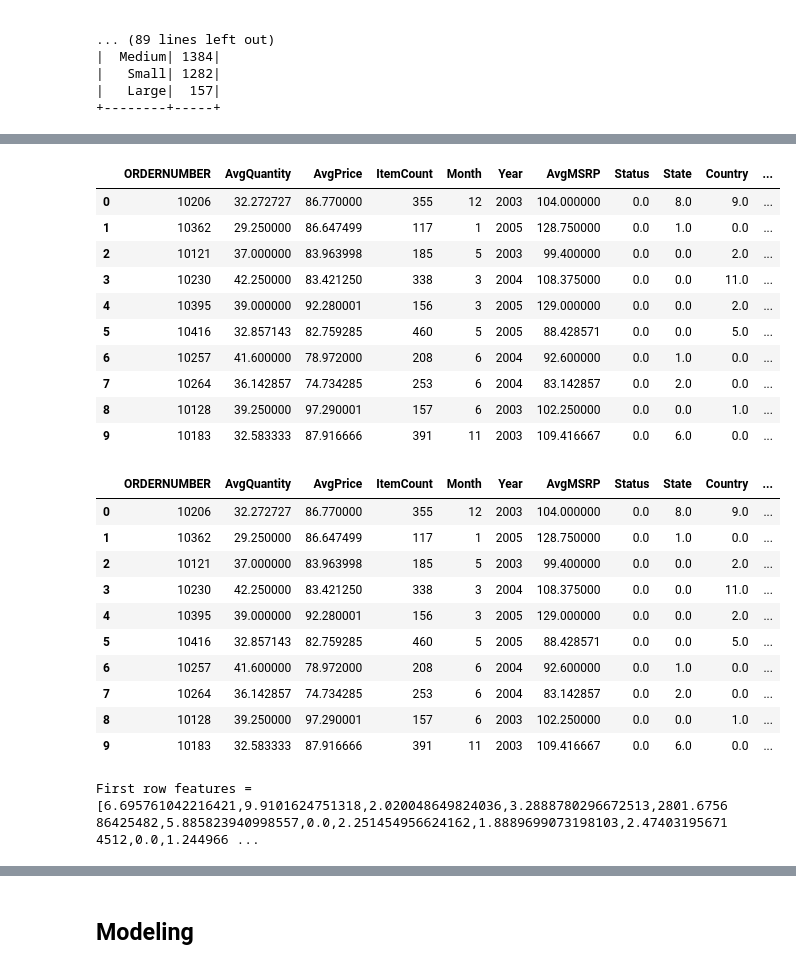
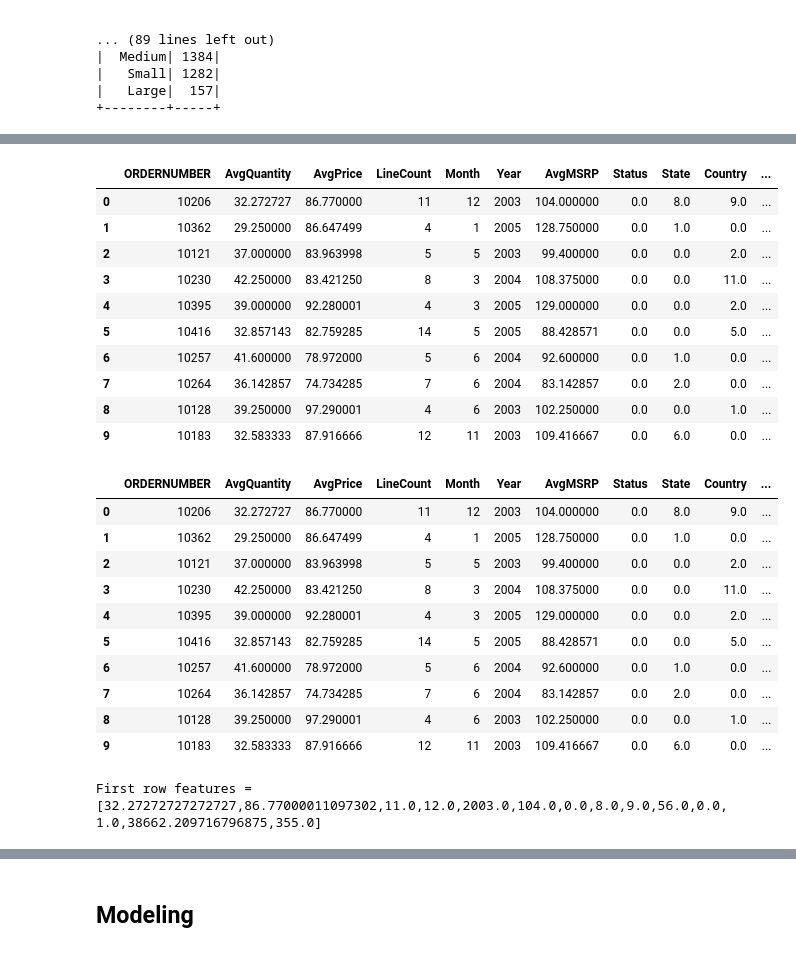
Before and after one commit to ahowe42/pyspark_explore, a Jupyter notebook: pyspark_essentials_udemy/MLLIB_Clustering_GMM.ipynb, the cells around one changed output, grey strips where cells are left out. Saved outputs shown, nothing was run; the diff lists cells and outputs as text; code cells hidden in the pictures.

```diff
--- a/pyspark_essentials_udemy/MLLIB_Clustering_GMM.ipynb
+++ b/pyspark_essentials_udemy/MLLIB_Clustering_GMM.ipynb
@@ -212,56 +213,54 @@ display(sales.limit(10).toPandas())
 # %%
 ''' aggregate by order '''
 # set the output features
-features = ['AvgQuantity', 'AvgPrice', 'ItemCount', 'Month', 'Year', 'AvgMSRP', 'Status', 'State', 'Country',
+features = ['AvgQuantity', 'AvgPrice', 'LineCount', 'Month', 'Year', 'AvgMSRP', 'Status', 'State', 'Country',
             'PostCode', 'DealSize', 'Territory', 'TotalSale', 'ItemCount']
 # agg
 sales = sales.groupBy('ORDERNUMBER').agg(mean('QUANTITYORDERED').alias('AvgQuantity'), mean('PRICEEACH').alias('AvgPrice'),
                                          max('ORDERLINENUMBER').alias('LineCount'), min('MONTH_ID').alias('Month'),
                                          min('YEAR_ID').alias('Year'), mean('MSRP').alias('AvgMSRP'),
                                          min('STATUS_int').alias('Status'), min('STATE_int').alias('State'),
                                          min('COUNTRY_int').alias('Country'), min('POSTALCODE_int').alias('PostCode'),
                                          min('DEALSIZE_int').alias('DealSize'), min('TERRITORY_int').alias('Territory'),
                                          sum('SALES').alias('TotalSale'), sum('QUANTITYORDERED').alias('ItemCount'))\
     .select('ORDERNUMBER', *features)
 # talk
 display(sales.limit(10).toPandas())
 # %% [output]
-|  | ORDERNUMBER | AvgQuantity | AvgPrice | ItemCount | Month | Year | AvgMSRP | Status | State | Country | ... |
-| 0 | 10206 | 32.272727 | 86.770000 | 355 | 12 | 2003 | 104.000000 | 0.0 | 8.0 | 9.0 | ... |
-| 1 | 10362 | 29.250000 | 86.647499 | 117 | 1 | 2005 | 128.750000 | 0.0 | 1.0 | 0.0 | ... |
-| 2 | 10121 | 37.000000 | 83.963998 | 185 | 5 | 2003 | 99.400000 | 0.0 | 0.0 | 2.0 | ... |
-| 3 | 10230 | 42.250000 | 83.421250 | 338 | 3 | 2004 | 108.375000 | 0.0 | 0.0 | 11.0 | ... |
-| 4 | 10395 | 39.000000 | 92.280001 | 156 | 3 | 2005 | 129.000000 | 0.0 | 0.0 | 2.0 | ... |
-| 5 | 10416 | 32.857143 | 82.759285 | 460 | 5 | 2005 | 88.428571 | 0.0 | 0.0 | 5.0 | ... |
-| 6 | 10257 | 41.600000 | 78.972000 | 208 | 6 | 2004 | 92.600000 | 0.0 | 1.0 | 0.0 | ... |
-| 7 | 10264 | 36.142857 | 74.734285 | 253 | 6 | 2004 | 83.142857 | 0.0 | 2.0 | 0.0 | ... |
-| 8 | 10128 | 39.250000 | 97.290001 | 157 | 6 | 2003 | 102.250000 | 0.0 | 0.0 | 1.0 | ... |
-| 9 | 10183 | 32.583333 | 87.916666 | 391 | 11 | 2003 | 109.416667 | 0.0 | 6.0 | 0.0 | ... |
+|  | ORDERNUMBER | AvgQuantity | AvgPrice | LineCount | Month | Year | AvgMSRP | Status | State | Country | ... |
+| 0 | 10206 | 32.272727 | 86.770000 | 11 | 12 | 2003 | 104.000000 | 0.0 | 8.0 | 9.0 | ... |
+| 1 | 10362 | 29.250000 | 86.647499 | 4 | 1 | 2005 | 128.750000 | 0.0 | 1.0 | 0.0 | ... |
+| 2 | 10121 | 37.000000 | 83.963998 | 5 | 5 | 2003 | 99.400000 | 0.0 | 0.0 | 2.0 | ... |
+| 3 | 10230 | 42.250000 | 83.421250 | 8 | 3 | 2004 | 108.375000 | 0.0 | 0.0 | 11.0 | ... |
+| 4 | 10395 | 39.000000 | 92.280001 | 4 | 3 | 2005 | 129.000000 | 0.0 | 0.0 | 2.0 | ... |
+| 5 | 10416 | 32.857143 | 82.759285 | 14 | 5 | 2005 | 88.428571 | 0.0 | 0.0 | 5.0 | ... |
+| 6 | 10257 | 41.600000 | 78.972000 | 5 | 6 | 2004 | 92.600000 | 0.0 | 1.0 | 0.0 | ... |
+| 7 | 10264 | 36.142857 | 74.734285 | 7 | 6 | 2004 | 83.142857 | 0.0 | 2.0 | 0.0 | ... |
+| 8 | 10128 | 39.250000 | 97.290001 | 4 | 6 | 2003 | 102.250000 | 0.0 | 0.0 | 1.0 | ... |
+| 9 | 10183 | 32.583333 | 87.916666 | 12 | 11 | 2003 | 109.416667 | 0.0 | 6.0 | 0.0 | ... |
 # %%
 ''' prepare the features '''
-# create & scale the features vector
-assr = VectorAssembler(inputCols=features, outputCol='features_raw')
-scalr = StandardScaler(inputCol='features_raw', outputCol='features')
-pipe = Pipeline(stages=[assr, scalr]).fit(sales)
-sales = pipe.transform(sales).drop('features_raw')
+# create the features vector - no need to scale
+assr = VectorAssembler(inputCols=features, outputCol='features')
+sales = assr.transform(sales)
 
 # talk
 display(sales.limit(10).toPandas())
 sales.select('features').take(1)
 print('First row features = %s'%sales.select('features').take(1)[0])
 # %% [output]
-|  | ORDERNUMBER | AvgQuantity | AvgPrice | ItemCount | Month | Year | AvgMSRP | Status | State | Country | ... |
-| 0 | 10206 | 32.272727 | 86.770000 | 355 | 12 | 2003 | 104.000000 | 0.0 | 8.0 | 9.0 | ... |
-| 1 | 10362 | 29.250000 | 86.647499 | 117 | 1 | 2005 | 128.750000 | 0.0 | 1.0 | 0.0 | ... |
-| 2 | 10121 | 37.000000 | 83.963998 | 185 | 5 | 2003 | 99.400000 | 0.0 | 0.0 | 2.0 | ... |
-| 3 | 10230 | 42.250000 | 83.421250 | 338 | 3 | 2004 | 108.375000 | 0.0 | 0.0 | 11.0 | ... |
-| 4 | 10395 | 39.000000 | 92.280001 | 156 | 3 | 2005 | 129.000000 | 0.0 | 0.0 | 2.0 | ... |
-| 5 | 10416 | 32.857143 | 82.759285 | 460 | 5 | 2005 | 88.428571 | 0.0 | 0.0 | 5.0 | ... |
-| 6 | 10257 | 41.600000 | 78.972000 | 208 | 6 | 2004 | 92.600000 | 0.0 | 1.0 | 0.0 | ... |
-| 7 | 10264 | 36.142857 | 74.734285 | 253 | 6 | 2004 | 83.142857 | 0.0 | 2.0 | 0.0 | ... |
-| 8 | 10128 | 39.250000 | 97.290001 | 157 | 6 | 2003 | 102.250000 | 0.0 | 0.0 | 1.0 | ... |
-| 9 | 10183 | 32.583333 | 87.916666 | 391 | 11 | 2003 | 109.416667 | 0.0 | 6.0 | 0.0 | ... |
+|  | ORDERNUMBER | AvgQuantity | AvgPrice | LineCount | Month | Year | AvgMSRP | Status | State | Country | ... |
+| 0 | 10206 | 32.272727 | 86.770000 | 11 | 12 | 2003 | 104.000000 | 0.0 | 8.0 | 9.0 | ... |
+| 1 | 10362 | 29.250000 | 86.647499 | 4 | 1 | 2005 | 128.750000 | 0.0 | 1.0 | 0.0 | ... |
+| 2 | 10121 | 37.000000 | 83.963998 | 5 | 5 | 2003 | 99.400000 | 0.0 | 0.0 | 2.0 | ... |
+| 3 | 10230 | 42.250000 | 83.421250 | 8 | 3 | 2004 | 108.375000 | 0.0 | 0.0 | 11.0 | ... |
+| 4 | 10395 | 39.000000 | 92.280001 | 4 | 3 | 2005 | 129.000000 | 0.0 | 0.0 | 2.0 | ... |
+| 5 | 10416 | 32.857143 | 82.759285 | 14 | 5 | 2005 | 88.428571 | 0.0 | 0.0 | 5.0 | ... |
+| 6 | 10257 | 41.600000 | 78.972000 | 5 | 6 | 2004 | 92.600000 | 0.0 | 1.0 | 0.0 | ... |
+| 7 | 10264 | 36.142857 | 74.734285 | 7 | 6 | 2004 | 83.142857 | 0.0 | 2.0 | 0.0 | ... |
+| 8 | 10128 | 39.250000 | 97.290001 | 4 | 6 | 2003 | 102.250000 | 0.0 | 0.0 | 1.0 | ... |
+| 9 | 10183 | 32.583333 | 87.916666 | 12 | 11 | 2003 | 109.416667 | 0.0 | 6.0 | 0.0 | ... |
-First row features = [6.695761042216421,9.9101624751318,2.020048649824036,3.2888780296672513,2801.675686425482,5.885823940998557,0.0,2.251454956624162,1.8889699073198103,2.474031956714512,0.0,1.244966 ...
+First row features = [32.27272727272727,86.77000011097302,11.0,12.0,2003.0,104.0,0.0,8.0,9.0,56.0,0.0,1.0,38662.209716796875,355.0]
 # %%
 # check for multicollinearity
 corr = Correlation.corr(sales, column='features', method='pearson')
```
Also changed, not shown: parts of 11 cells of this notebook.
